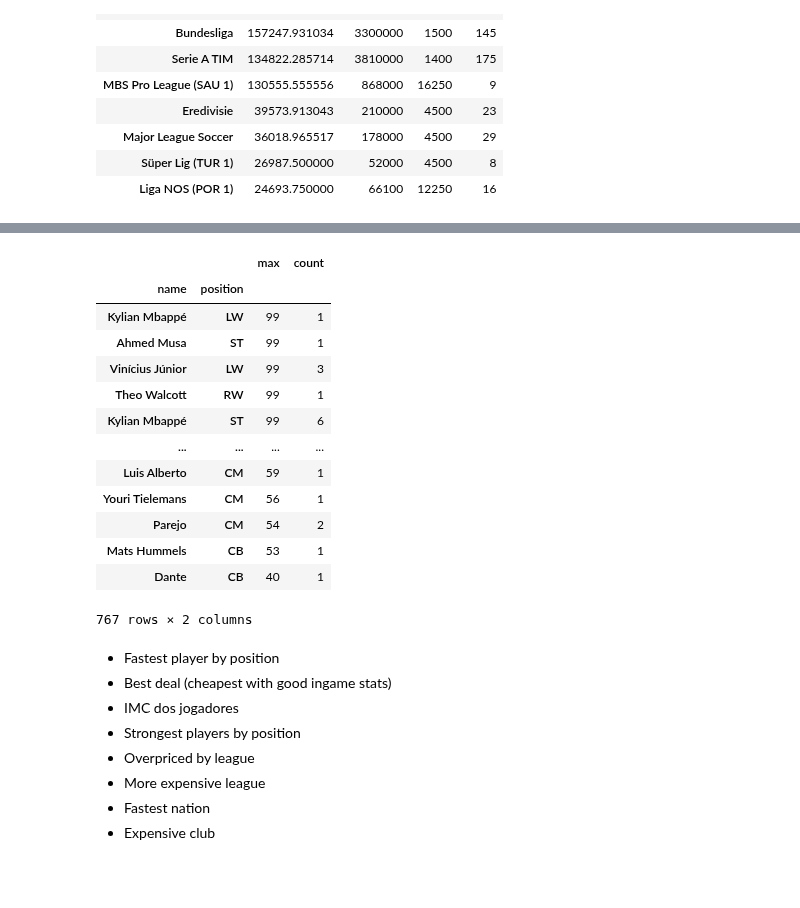
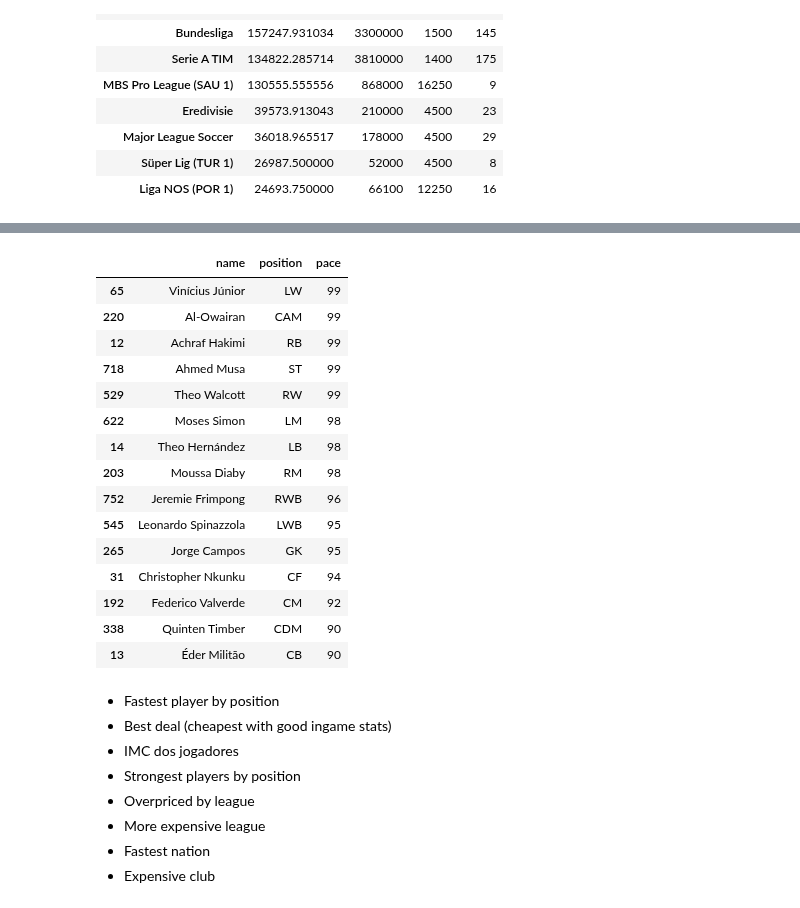
Before and after one commit to felipemayer/data_portfolio, a Jupyter notebook: players_fifa23_analysis/players_analysis.ipynb, the cells around one changed output, grey strips where cells are left out. Cells and saved outputs as stored; diff of their text form; code cells hidden in the pictures; blank space fills up the shorter version.

Commit message:
wip - player analysis

```diff
--- a/players_fifa23_analysis/players_analysis.ipynb
+++ b/players_fifa23_analysis/players_analysis.ipynb
@@ -268,22 +285,25 @@ df_top_league_players.query('price > 0')\
 # %%
-df_top_league_players.groupby(['name', 'position'])['pace']\
-                        .agg(['max', 'count'])\
-                            .sort_values('max', ascending=False)
+df_top_league_players[['name', 'position', 'pace']]\
+                    .sort_values(['pace'], ascending=False)\
+                    .drop_duplicates(subset='name', keep='first')\
+                    .drop_duplicates(subset='position', keep='first')
 # %% [output]
-|  |  | max | count |
-| name | position |  |  |
-| Kylian Mbappé | LW | 99 | 1 |
-| Ahmed Musa | ST | 99 | 1 |
-| Vinícius Júnior | LW | 99 | 3 |
-| Theo Walcott | RW | 99 | 1 |
-| Kylian Mbappé | ST | 99 | 6 |
-| ... | ... | ... | ... |
-| Luis Alberto | CM | 59 | 1 |
-| Youri Tielemans | CM | 56 | 1 |
-| Parejo | CM | 54 | 2 |
-| Mats Hummels | CB | 53 | 1 |
-| Dante | CB | 40 | 1 |
+|  | name | position | pace |
+| 65 | Vinícius Júnior | LW | 99 |
+| 220 | Al-Owairan | CAM | 99 |
+| 12 | Achraf Hakimi | RB | 99 |
+| 718 | Ahmed Musa | ST | 99 |
+| 529 | Theo Walcott | RW | 99 |
+| 622 | Moses Simon | LM | 98 |
+| 14 | Theo Hernández | LB | 98 |
+| 203 | Moussa Diaby | RM | 98 |
+| 752 | Jeremie Frimpong | RWB | 96 |
+| 545 | Leonardo Spinazzola | LWB | 95 |
+| 265 | Jorge Campos | GK | 95 |
+| 31 | Christopher Nkunku | CF | 94 |
+| 192 | Federico Valverde | CM | 92 |
+| 338 | Quinten Timber | CDM | 90 |
+| 13 | Éder Militão | CB | 90 |
-767 rows × 2 columns
 # %% [markdown]
 - Fastest player by position
 - Best deal (cheapest with good ingame stats)
```
Also changed, not shown: parts of 5 cells of this notebook.
